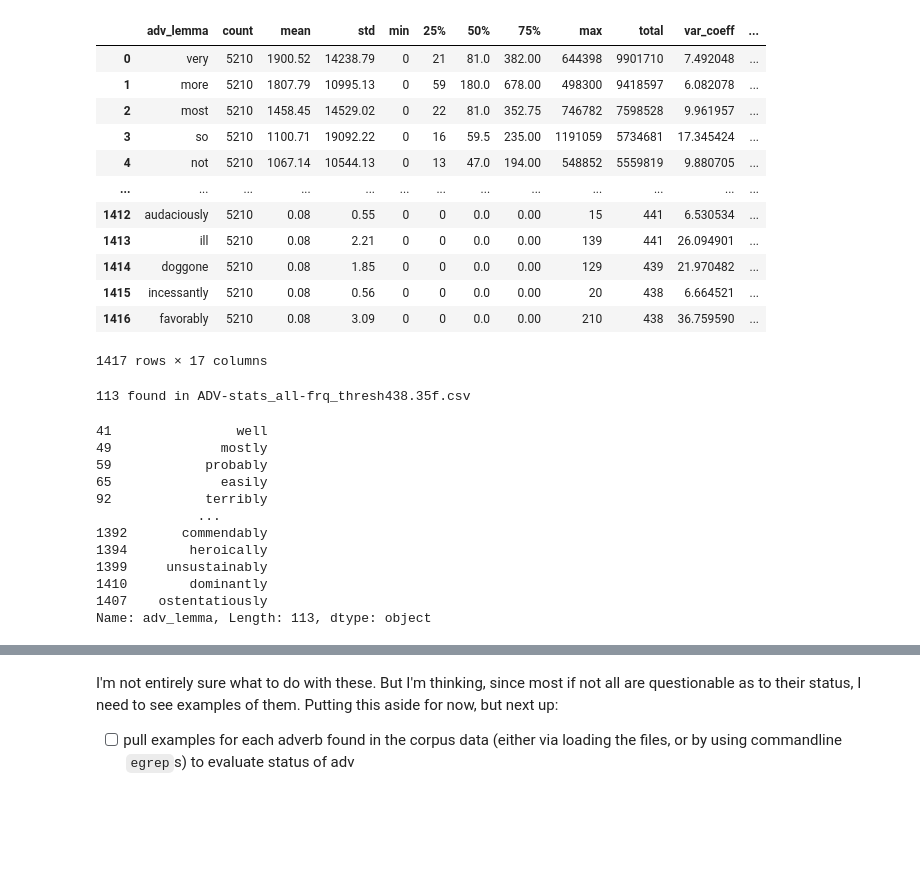
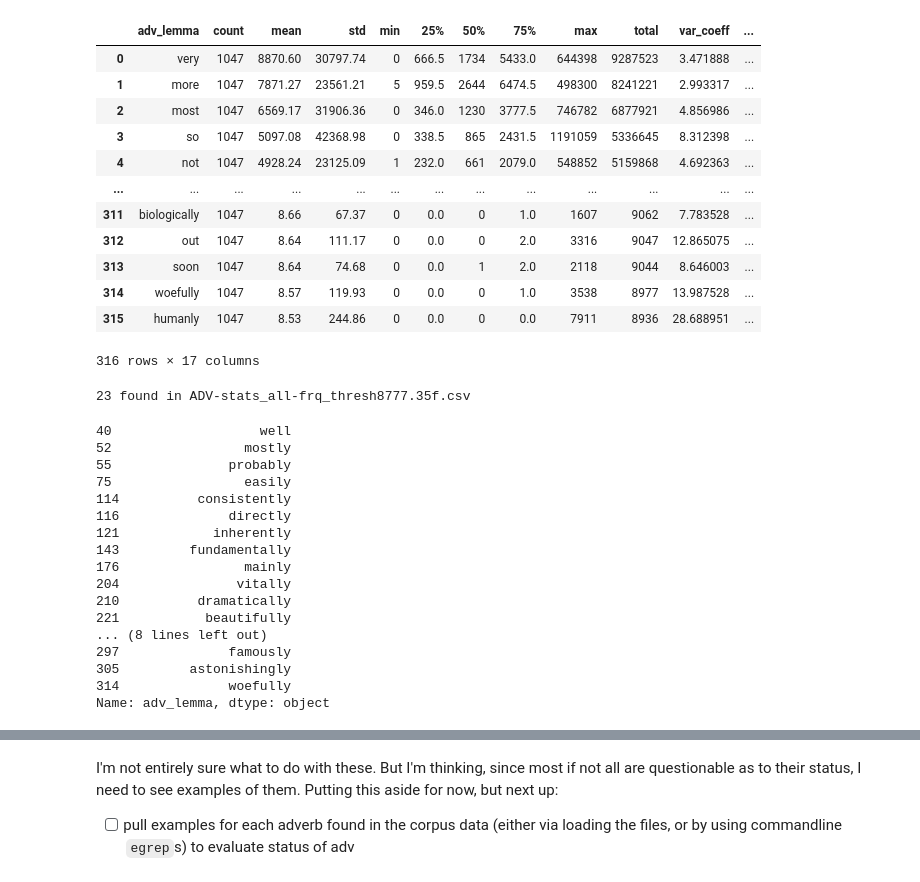
Before and after one commit to AndreaTheLinguist/sanpi, a Jupyter notebook: notebooks/examine_adv-dump.ipynb, the cells around one changed output, grey strips where cells are left out. Drawn from its saved outputs; the diff is of its cells as text; code cells hidden in the pictures; blank space fills up the shorter version.

```diff
--- a/notebooks/examine_adv-dump.ipynb
+++ b/notebooks/examine_adv-dump.ipynb
@@ -25,23 +25,24 @@ ABD
  'wretchedly',
  'zealously'}
 # %%
-stat_csv = Path('/home/arh234/projects/sanpi/results/freq_out/descriptive_stats/ADV-stats_all-frq_thresh438.35f.csv')
+stat_csv = Path('/home/arh234/projects/sanpi/results/freq_out/descriptive_stats/ADV-stats_all-frq_thresh8777.35f.csv')
 stats = pd.read_csv(stat_csv).sort_values('total', ascending=False)
+top_adv = set(stats.adv_lemma)
 stats
 # %% [output]
 |  | adv_lemma | count | mean | std | min | 25% | 50% | 75% | max | total | var_coeff | ... |
-| 0 | very | 5210 | 1900.52 | 14238.79 | 0 | 21 | 81.0 | 382.00 | 644398 | 9901710 | 7.492048 | ... |
-| 1 | more | 5210 | 1807.79 | 10995.13 | 0 | 59 | 180.0 | 678.00 | 498300 | 9418597 | 6.082078 | ... |
-| 2 | most | 5210 | 1458.45 | 14529.02 | 0 | 22 | 81.0 | 352.75 | 746782 | 7598528 | 9.961957 | ... |
-| 3 | so | 5210 | 1100.71 | 19092.22 | 0 | 16 | 59.5 | 235.00 | 1191059 | 5734681 | 17.345424 | ... |
-| 4 | not | 5210 | 1067.14 | 10544.13 | 0 | 13 | 47.0 | 194.00 | 548852 | 5559819 | 9.880705 | ... |
+| 0 | very | 1047 | 8870.60 | 30797.74 | 0 | 666.5 | 1734 | 5433.0 | 644398 | 9287523 | 3.471888 | ... |
+| 1 | more | 1047 | 7871.27 | 23561.21 | 5 | 959.5 | 2644 | 6474.5 | 498300 | 8241221 | 2.993317 | ... |
+| 2 | most | 1047 | 6569.17 | 31906.36 | 0 | 346.0 | 1230 | 3777.5 | 746782 | 6877921 | 4.856986 | ... |
+| 3 | so | 1047 | 5097.08 | 42368.98 | 0 | 338.5 | 865 | 2431.5 | 1191059 | 5336645 | 8.312398 | ... |
+| 4 | not | 1047 | 4928.24 | 23125.09 | 1 | 232.0 | 661 | 2079.0 | 548852 | 5159868 | 4.692363 | ... |
 | ... | ... | ... | ... | ... | ... | ... | ... | ... | ... | ... | ... | ... |
-| 1412 | audaciously | 5210 | 0.08 | 0.55 | 0 | 0 | 0.0 | 0.00 | 15 | 441 | 6.530534 | ... |
-| 1413 | ill | 5210 | 0.08 | 2.21 | 0 | 0 | 0.0 | 0.00 | 139 | 441 | 26.094901 | ... |
-| 1414 | doggone | 5210 | 0.08 | 1.85 | 0 | 0 | 0.0 | 0.00 | 129 | 439 | 21.970482 | ... |
-| 1415 | incessantly | 5210 | 0.08 | 0.56 | 0 | 0 | 0.0 | 0.00 | 20 | 438 | 6.664521 | ... |
-| 1416 | favorably | 5210 | 0.08 | 3.09 | 0 | 0 | 0.0 | 0.00 | 210 | 438 | 36.759590 | ... |
+| 311 | biologically | 1047 | 8.66 | 67.37 | 0 | 0.0 | 0 | 1.0 | 1607 | 9062 | 7.783528 | ... |
+| 312 | out | 1047 | 8.64 | 111.17 | 0 | 0.0 | 0 | 2.0 | 3316 | 9047 | 12.865075 | ... |
+| 313 | soon | 1047 | 8.64 | 74.68 | 0 | 0.0 | 1 | 2.0 | 2118 | 9044 | 8.646003 | ... |
+| 314 | woefully | 1047 | 8.57 | 119.93 | 0 | 0.0 | 0 | 1.0 | 3538 | 8977 | 13.987528 | ... |
+| 315 | humanly | 1047 | 8.53 | 244.86 | 0 | 0.0 | 0 | 0.0 | 7911 | 8936 | 28.688951 | ... |
-1417 rows × 17 columns
+316 rows × 17 columns
 # %%
 cabd = stats.adv_lemma.where(stats.adv_lemma.isin(ABD), '_na_')
 cabd = cabd.drop_duplicates(keep=False)
@@ -50,19 +51,24 @@ stabd = stats.set_index('adv_lemma').loc[cabd, :]
 print(f'{len(stabd)} found in {stat_csv.name}')
 cabd
 # %% [output]
-113 found in ADV-stats_all-frq_thresh438.35f.csv
+23 found in ADV-stats_all-frq_thresh8777.35f.csv
-41                well
-49              mostly
-59            probably
-65              easily
-92            terribly
-             ...
-1392       commendably
-1394        heroically
-1399     unsustainably
-1410        dominantly
-1407    ostentatiously
-Name: adv_lemma, Length: 113, dtype: object
+40                   well
+52                 mostly
+55               probably
+75                 easily
+114          consistently
+116              directly
+121            inherently
+143         fundamentally
+176                mainly
+204               vitally
+210          dramatically
+221           beautifully
+... (8 lines left out)
+297              famously
+305         astonishingly
+314              woefully
+Name: adv_lemma, dtype: object
 # %%
 stabd
 # %% [output]
```
Also changed, not shown: parts of 18 cells of this notebook, 2 other files.
